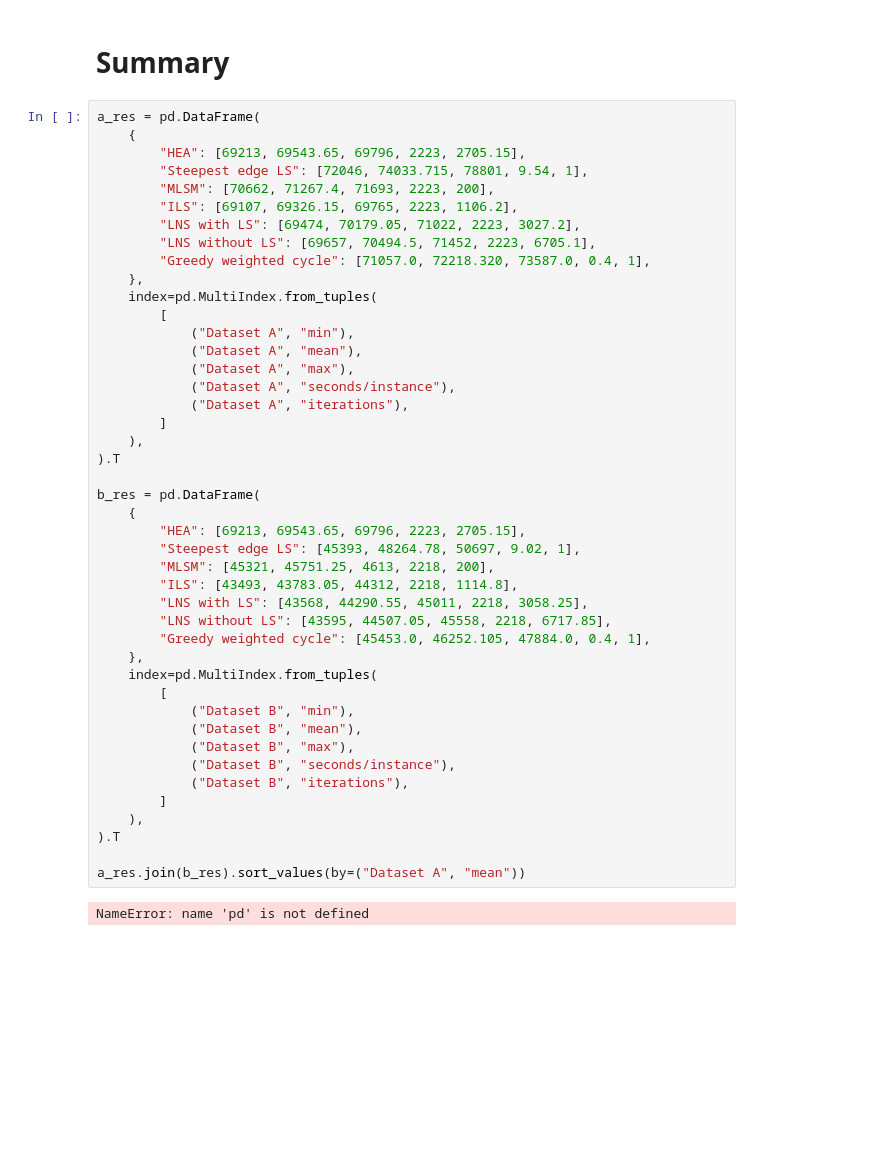
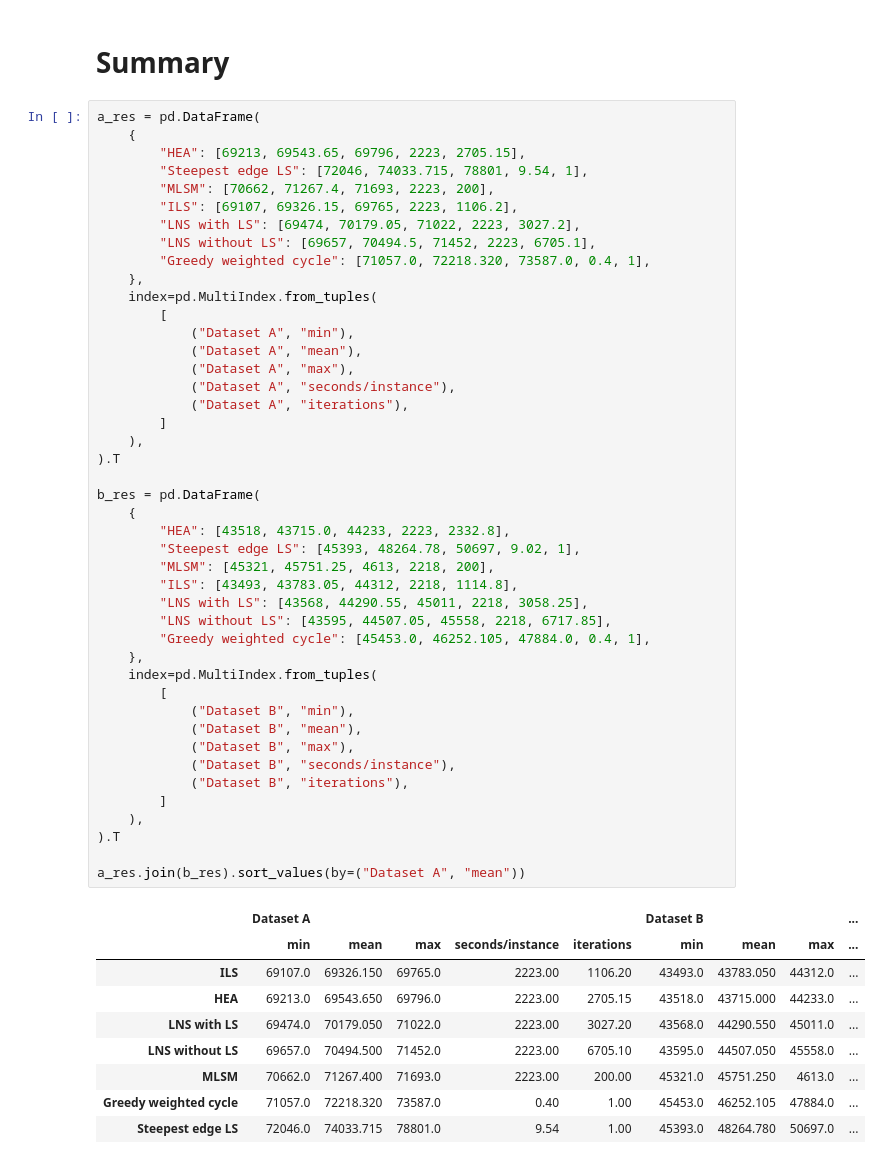
Before and after one commit to TheodorePtr/put-evolutionary-computations, a Jupyter notebook: notebooks/09-HEA.ipynb, the cells around one changed output. Drawn from its saved outputs; the diff is of its cells as text; blank space fills up the shorter version.

```diff
--- a/notebooks/09-HEA.ipynb
+++ b/notebooks/09-HEA.ipynb
@@ -286,35 +300,43 @@ a_res = pd.DataFrame(
             ("Dataset A", "mean"),
             ("Dataset A", "max"),
             ("Dataset A", "seconds/instance"),
             ("Dataset A", "iterations"),
         ]
     ),
 ).T
 
 b_res = pd.DataFrame(
     {
-        "HEA": [69213, 69543.65, 69796, 2223, 2705.15],
+        "HEA": [43518, 43715.0, 44233, 2223, 2332.8],
         "Steepest edge LS": [45393, 48264.78, 50697, 9.02, 1],
         "MLSM": [45321, 45751.25, 4613, 2218, 200],
         "ILS": [43493, 43783.05, 44312, 2218, 1114.8],
         "LNS with LS": [43568, 44290.55, 45011, 2218, 3058.25],
         "LNS without LS": [43595, 44507.05, 45558, 2218, 6717.85],
         "Greedy weighted cycle": [45453.0, 46252.105, 47884.0, 0.4, 1],
     },
     index=pd.MultiIndex.from_tuples(
         [
             ("Dataset B", "min"),
             ("Dataset B", "mean"),
             ("Dataset B", "max"),
             ("Dataset B", "seconds/instance"),
             ("Dataset B", "iterations"),
         ]
     ),
 ).T
 
 a_res.join(b_res).sort_values(by=("Dataset A", "mean"))
 # %% [output]
-NameError: name 'pd' is not defined
+|  | Dataset A |  |  |  |  | Dataset B |  |  | ... |
+|  | min | mean | max | seconds/instance | iterations | min | mean | max | ... |
+| ILS | 69107.0 | 69326.150 | 69765.0 | 2223.00 | 1106.20 | 43493.0 | 43783.050 | 44312.0 | ... |
+| HEA | 69213.0 | 69543.650 | 69796.0 | 2223.00 | 2705.15 | 43518.0 | 43715.000 | 44233.0 | ... |
+| LNS with LS | 69474.0 | 70179.050 | 71022.0 | 2223.00 | 3027.20 | 43568.0 | 44290.550 | 45011.0 | ... |
+| LNS without LS | 69657.0 | 70494.500 | 71452.0 | 2223.00 | 6705.10 | 43595.0 | 44507.050 | 45558.0 | ... |
+| MLSM | 70662.0 | 71267.400 | 71693.0 | 2223.00 | 200.00 | 45321.0 | 45751.250 | 4613.0 | ... |
+| Greedy weighted cycle | 71057.0 | 72218.320 | 73587.0 | 0.40 | 1.00 | 45453.0 | 46252.105 | 47884.0 | ... |
+| Steepest edge LS | 72046.0 | 74033.715 | 78801.0 | 9.54 | 1.00 | 45393.0 | 48264.780 | 50697.0 | ... |
 # %% [markdown]
 # Conclusion
 
```
Also changed, not shown: parts of 4 cells of this notebook, 1 other file.
